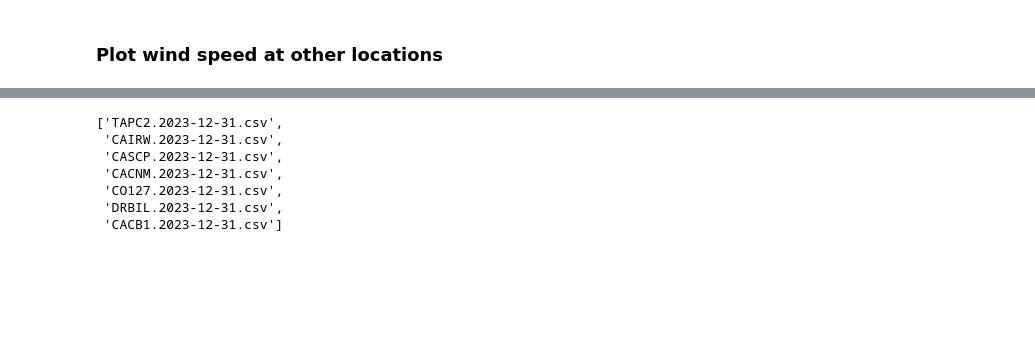
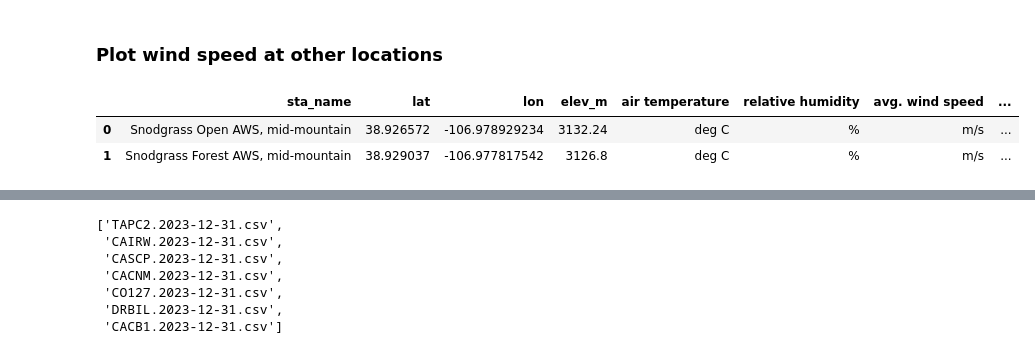
Before and after one commit to dlhogan97/Synoptic-Sublimation, a Jupyter notebook: 02_analysis/data_exploration/01_explore_valley_wind_events.ipynb, the cells around one changed output, grey strips where cells are left out. Saved outputs shown, nothing was run; the diff lists cells and outputs as text; code cells hidden in the pictures; blank space fills up the shorter version.

Commit message:
wind events and the next bit of work

```diff
--- a/02_analysis/data_exploration/01_explore_valley_wind_events.ipynb
+++ b/02_analysis/data_exploration/01_explore_valley_wind_events.ipynb
@@ -717,6 +698,19 @@ synoptic_metadata_gdf.LONGITUDE = synoptic_metadata_gdf.LONGITUDE.astype(float)
 synoptic_metadata_gdf['ELEVATION [ft]'] = synoptic_metadata_gdf['ELEVATION [ft]'].astype(float)
 # add CRS as 4326
 synoptic_metadata_gdf.crs = 'epsg:4326'
+# %%
+# open snodgrass metadata
+snodgrass_metadata = gpd.read_file('../../01_data/processed_data/snodgrass_metadata_processed.geojson')
+# convert elev_m to elev_ft
+snodgrass_metadata['elev_ft'] = (snodgrass_metadata['elev_m']).astype(float)*3.28084
+# convert lat and lon to float
+snodgrass_metadata['lat'] = snodgrass_metadata['lat'].astype(float)
+# rename index column to sta_name
+snodgrass_metadata.rename(columns={'index':'sta_name'}, inplace=True)
+# %% [output]
+|  | sta_name | lat | lon | elev_m | air temperature | relative humidity | avg. wind speed | ... |
+| 0 | Snodgrass Open AWS, mid-mountain | 38.926572 | -106.978929234 | 3132.24 | deg C | % | m/s | ... |
+| 1 | Snodgrass Forest AWS, mid-mountain | 38.929037 | -106.977817542 | 3126.8 | deg C | % | m/s | ... |
 # %%
 # get token from .mapbox_token.json file in the home directory
 with open('/home/dlhogan/.mapbox_token.json') as f:
```
Also changed, not shown: parts of 17 cells of this notebook, 3 other files.
